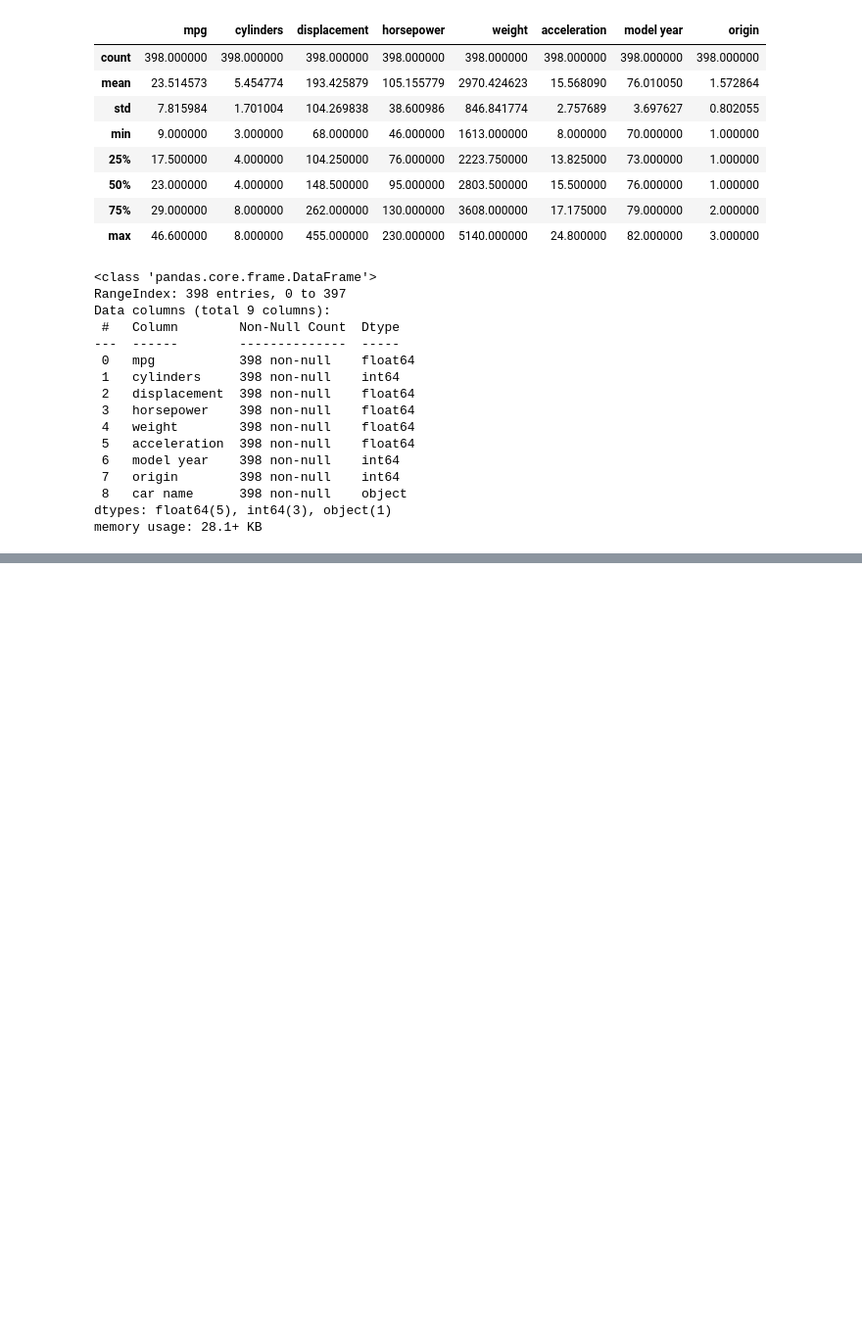
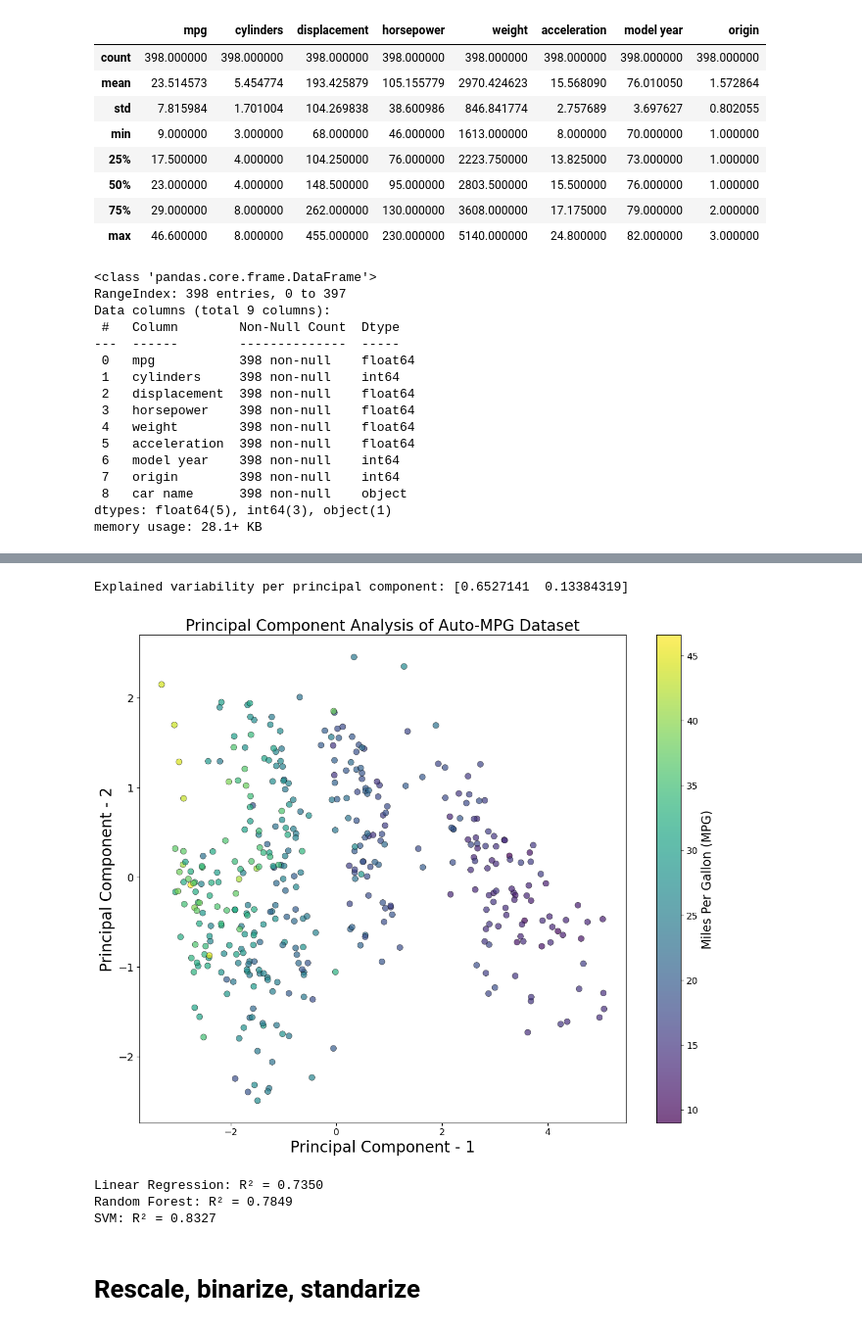
Before and after one commit to 7u7unn/ML-SMT5, a Jupyter notebook: MLP2/prak.ipynb, the cells around one changed output, grey strips where cells are left out. Shown: that part at 98% size. Drawn from its saved outputs; the diff is of its cells as text; code cells hidden in the pictures; blank space fills up the shorter version.

```diff
--- a/MLP2/prak.ipynb
+++ b/MLP2/prak.ipynb
@@ -207,0 +212,5 @@ memory usage: 28.1+ KB
+# %%
+numeric = ['cylinders', 'displacement', 'horsepower', 'weight', 'acceleration', 'model year', 'origin']
+X = df.loc[:,numeric]
+y = df['mpg']
+X.shape[1]
@@ -207,0 +219,11 @@ memory usage: 28.1+ KB
+# %%
+from sklearn.decomposition import PCA
+from sklearn.preprocessing import StandardScaler
+import numpy as np
+scaler = StandardScaler()
+
+X_scaled = scaler.fit_transform(X)
+
+print("Data setelah standardisasi:")
+print(f"Mean: {np.mean(X_scaled, axis=0).round(3)}")
+print(f"Std:  {np.std(X_scaled, axis=0).round(3)}")
@@ -207,0 +248,4 @@ memory usage: 28.1+ KB
+# %%
+from sklearn.decomposition import PCA
+pca_mpg = PCA(n_components=2)
+principal_mpg = pca_mpg.fit_transform(X_scaled)
@@ -207,0 +263,54 @@ memory usage: 28.1+ KB
+# %%
+print('Explained variability per principal component: {}'.format(pca_mpg.explained_variance_ratio_))
+# %% [output]
+Explained variability per principal component: [0.6527141  0.13384319]
+# %%
+plt.figure(figsize=(12,10))
+plt.xticks(fontsize=12)
+plt.yticks(fontsize=14)
+plt.xlabel('Principal Component - 1', fontsize=20)
+plt.ylabel('Principal Component - 2', fontsize=20)
+plt.title("Principal Component Analysis of Auto-MPG Dataset", fontsize=20)
+
+# Scatter plot dengan color mapping berdasarkan nilai MPG
+scatter = plt.scatter(principal_mpg[:, 0], principal_mpg[:, 1],
+                     c=y,
+                     cmap='viridis',  # atau 'RdYlBu_r' untuk red-yellow-blue
+                     s=60,
+                     alpha=0.7,
+                     edgecolors='black',
+                     linewidth=0.5)
+
+# Colorbar untuk menunjukkan skala MPG
+colorbar = plt.colorbar(scatter)
+colorbar.set_label('Miles Per Gallon (MPG)', fontsize=16)
+colorbar.ax.tick_params(labelsize=12)
+
+plt.tight_layout()
+plt.show()
+# %% [output]
+[figure, added]
+# %%
+from sklearn.model_selection import train_test_split
+from sklearn.linear_model import LinearRegression
+from sklearn.ensemble import RandomForestRegressor
+from sklearn.svm import SVR
+X_train, X_test, y_train, y_test = train_test_split(principal_mpg, y, test_size=0.2)
+
+# Train berbagai model
+models = {
+    'Linear Regression': LinearRegression(),
+    'Random Forest': RandomForestRegressor(),
+    'SVM': SVR()
+}
+
+for name, model in models.items():
+    model.fit(X_train, y_train)
+    score = model.score(X_test, y_test)
+    print(f"{name}: R² = {score:.4f}")
+# %% [output]
+Linear Regression: R² = 0.7350
+Random Forest: R² = 0.7849
+SVM: R² = 0.8327
+# %% [markdown]
+# Rescale, binarize, standarize
```
Also changed, not shown: parts of 18 cells of this notebook, 2 other files.
